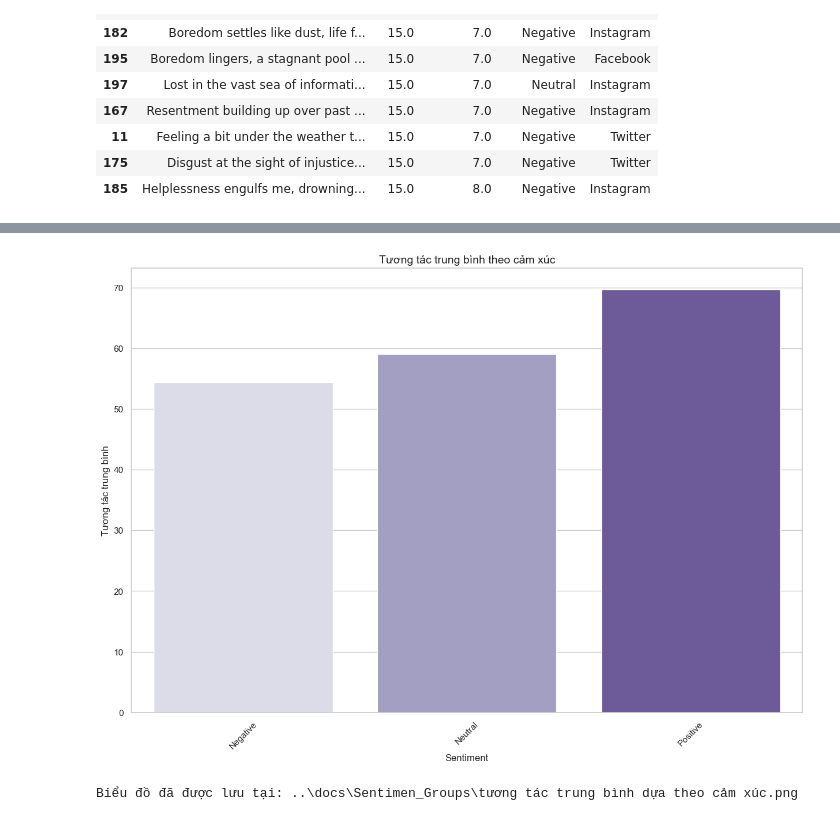
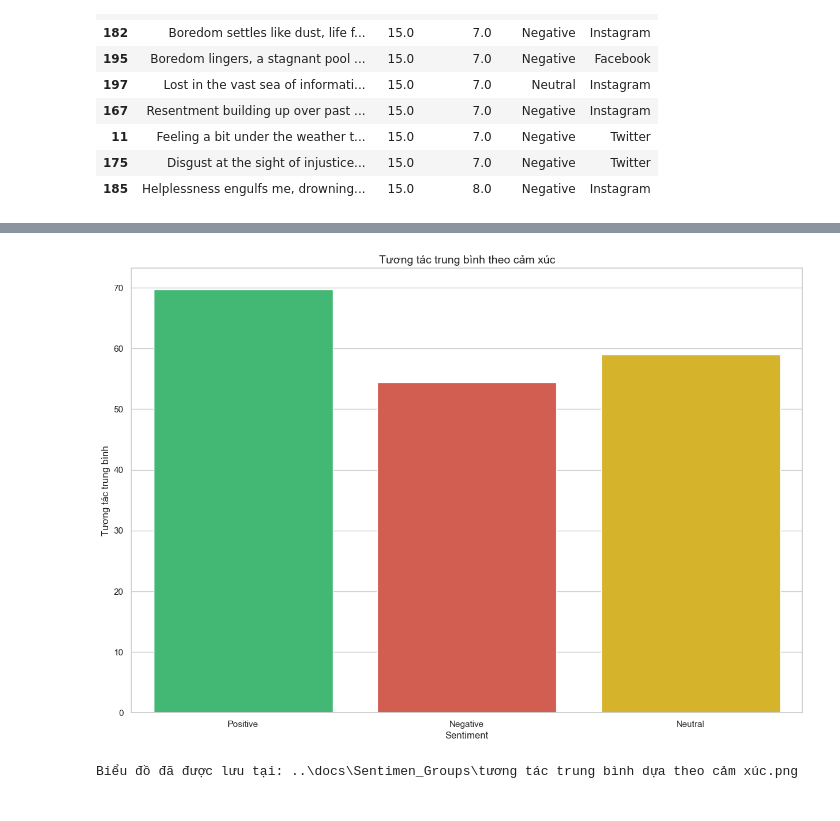
Before and after one commit to NhatNam15151515/Social-Media-Sentiments-Analysis, a Jupyter notebook: social-media-sentiments-analysis/notebooks/Social Media Sentiments Analysis - New Data.ipynb, the cells around one changed output, grey strips where cells are left out. Drawn from its saved outputs; the diff is of its cells as text; code cells hidden in the pictures.

```diff
--- a/social-media-sentiments-analysis/notebooks/Social Media Sentiments Analysis - New Data.ipynb
+++ b/social-media-sentiments-analysis/notebooks/Social Media Sentiments Analysis - New Data.ipynb
@@ -12,6 +12,10 @@ warnings.filterwarnings('ignore')
 saving_path = r"..\docs\Sentimen_Groups"
 # Thiết lập kiểu hiển thị cho seaborn
 sns.set(style="whitegrid")
+days = ['Mon', 'Tue', 'Wed', 'Thu', 'Fri', 'Sat', 'Sun']
+platform_colors = ["#E1306C", "#1DA1F2", "#0866ff"]  # Instagram, Twitter, Facebook
+sentiment_colors = ["#2ecc71", "#e74c3c", "#f1c40f"]  # Positive, Negative, Neutral
+engagement_colors = ['#FF6B6B', '#1DB954'] # Likes, Retweets
 # %%
 # Tải dữ liệu từ file CSV
 df = pd.read_csv('../data/external/sentimentgroups.csv')
@@ -65,6 +69,14 @@ if 'Unnamed: 0.1' in df.columns:
 
 # Chuyển đổi cột Timestamp thành kiểu datetime
 df['Timestamp'] = pd.to_datetime(df['Timestamp'])
+df['DayOfWeek'] = df['Timestamp'].dt.dayofweek
+# Chuẩn hóa dữ liệu
+df['Sentiment'] = df['Sentiment'].str.strip()
+df['Platform'] = df['Platform'].str.strip()
+df['Country'] = df['Country'].str.strip()
+df['User'] = df['User'].str.strip()
+df['Hashtags'] = df['Hashtags'].str.strip()
+df['Engagement'] = df['Likes']+df['Retweets']
 print("Dữ liệu sau khi làm sạch:")
 display(df.head(20))
 # %% [output]
@@ -561,27 +711,22 @@ Biểu đồ đã được lưu tại: ..\docs\Sentimen_Groups\mối quan hệ g
 Hệ số tương quan Pearson: 0.9985
 Giá trị p: 0.0000
 # %%
-# Tạo cột Engagement
-df['Engagement'] = df['Retweets'] + df['Likes']
-
-# Engagement trung bình theo Sentiment
-engagement_by_sentiment = df.groupby('Sentiment')['Engagement'].mean()
-
 # Vẽ biểu đồ cột
 plt.figure(figsize=(15, 10))
-sns.barplot(x=engagement_by_sentiment.index, y=engagement_by_sentiment.values, palette="Purples")
+df.groupby('Sentiment')['Engagement'].mean()
+sns.barplot(x='Sentiment', y='Engagement', data=df, palette=sentiment_colors, ci=None)
 plt.title('Tương tác trung bình theo cảm xúc', fontsize=14)
 plt.xlabel('Sentiment', fontsize=12)
 plt.ylabel('Tương tác trung bình', fontsize=12)
-plt.xticks(rotation=45)
+plt.xticks(rotation=0)
 # Đường dẫn file ảnh đầy đủ
 file_name = os.path.join(saving_path, "tương tác trung bình dựa theo cảm xúc.png")
 
 # Lưu biểu đồ
 plt.savefig(file_name, dpi=300, bbox_inches='tight')
 
 plt.show()
 print(f"Biểu đồ đã được lưu tại: {file_name}")
 # %% [output]
-[figure, old version]
+[figure, new version]
 Biểu đồ đã được lưu tại: ..\docs\Sentimen_Groups\tương tác trung bình dựa theo cảm xúc.png
```
Also changed, not shown: parts of 20 cells of this notebook, 21 other files.
